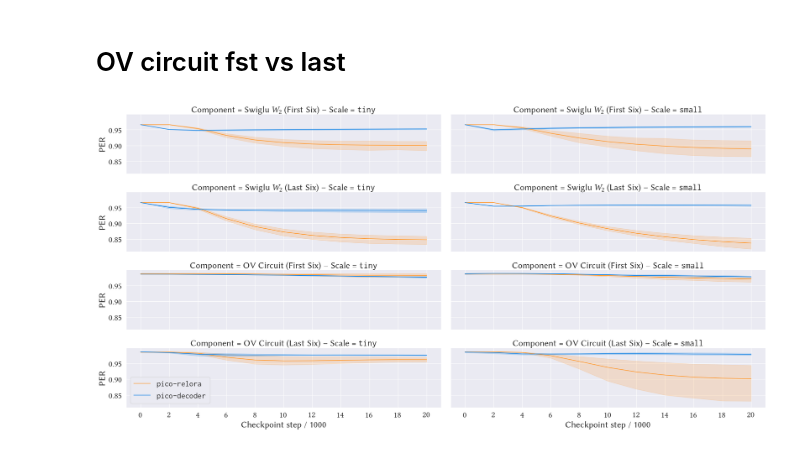
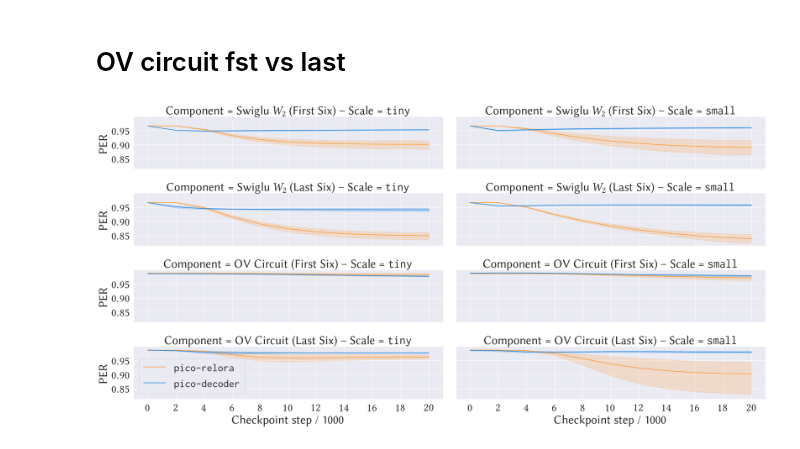
Before and after one commit to Yu-val-weiss/relora-pico, a Jupyter notebook: notebooks/per.ipynb, the cells around one changed output. Drawn from its saved outputs; the diff is of its cells as text; code cells hidden in the pictures.

```diff
--- a/notebooks/per.ipynb
+++ b/notebooks/per.ipynb
@@ -104,7 +104,7 @@ palette = dict(zip(models, colors))
 
 dodge = 0.4
 size = 8
-font_scale = 1.9
+font_scale = 2.5
 
 sns.set_theme(font_scale=font_scale, rc={"axes.grid": "True", "axes.grid.which": "both"})
 
@@ -155,35 +155,35 @@ palette = dict(zip(models, colors))
 
 dodge = 0.4
 size = 8
-font_scale = 1.9
+font_scale = 2.5
 
 sns.set_theme(font_scale=font_scale, rc={"axes.grid": "True", "axes.grid.which": "both"})
 
 g = sns.FacetGrid(
     data=per_split,
     col="Scale",
     row="Component",
     height=3,
     aspect=4,
     sharey=True,
     sharex=True,
     margin_titles=False,
 )
 
 g.set_titles(template=r"Component = {row_name} -- Scale = \texttt{{{col_name}}}")
 
 
 g.map_dataframe(sns.lineplot, x="Step", y="PER", hue="Model", palette=palette, markers=["s", "o"])
 
 g.set_axis_labels("Checkpoint step / 1000", "PER")
 
 for idx, ax in enumerate(g.axes.flat):
     steps = per_split["Step"].unique()
     ax.set_xticks(steps)
     if idx == 6:
         ax.legend(bbox_to_anchor=(0, 0), loc="lower left")
 
 plt.savefig("../graphs/per-fst-lst.pdf", bbox_inches="tight")
 plt.show()
 # %% [output]
-[figure, old version]
+[figure, new version]
```
Also changed, not shown: parts of 1 cell of this notebook, 7 other files.
